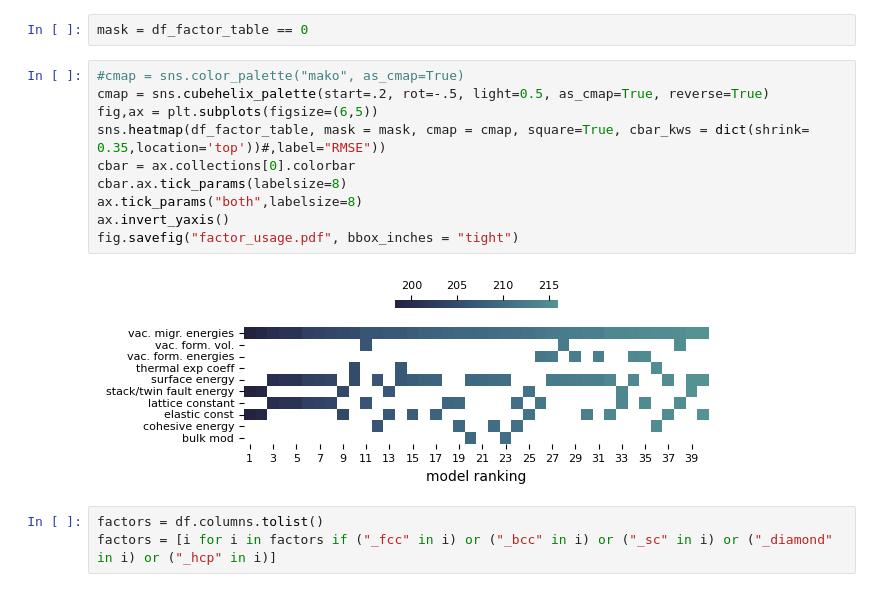
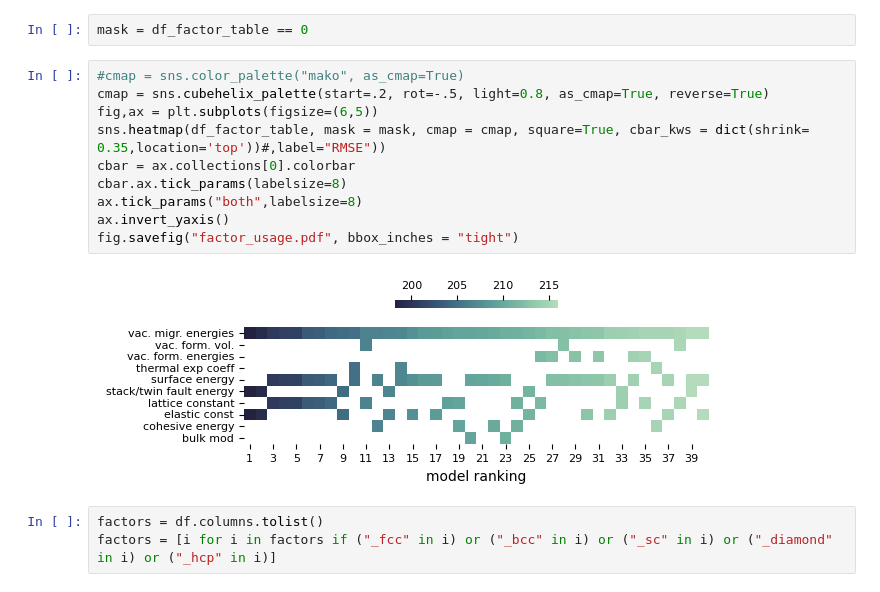
Before and after one commit to bjasperson/strength_covariance, a Jupyter notebook: experiments/240208_factor_select_plot.ipynb, the cells around one changed output. Saved outputs shown, nothing was run; the diff lists cells and outputs as text.

Commit message:
add statsmodel, plot updates - created dft_import.py  - working for pred interval - dft_import - added boxplot

```diff
--- a/experiments/240208_factor_select_plot.ipynb
+++ b/experiments/240208_factor_select_plot.ipynb
@@ -72,16 +72,16 @@ df_factor_table = df_factor_table.transpose()
 mask = df_factor_table == 0
 # %%
 #cmap = sns.color_palette("mako", as_cmap=True)
-cmap = sns.cubehelix_palette(start=.2, rot=-.5, light=0.5, as_cmap=True, reverse=True)
+cmap = sns.cubehelix_palette(start=.2, rot=-.5, light=0.8, as_cmap=True, reverse=True)
 fig,ax = plt.subplots(figsize=(6,5))
 sns.heatmap(df_factor_table, mask = mask, cmap = cmap, square=True, cbar_kws = dict(shrink= 0.35,location='top'))#,label="RMSE"))
 cbar = ax.collections[0].colorbar
 cbar.ax.tick_params(labelsize=8)
 ax.tick_params("both",labelsize=8)
 ax.invert_yaxis()
 fig.savefig("factor_usage.pdf", bbox_inches = "tight")
 # %% [output]
-[figure, old version]
+[figure, new version]
 # %%
 factors = df.columns.tolist()
 factors = [i for i in factors if ("_fcc" in i) or ("_bcc" in i) or ("_sc" in i) or ("_diamond" in i) or ("_hcp" in i)]
```
Also changed, not shown: 4 other files.
